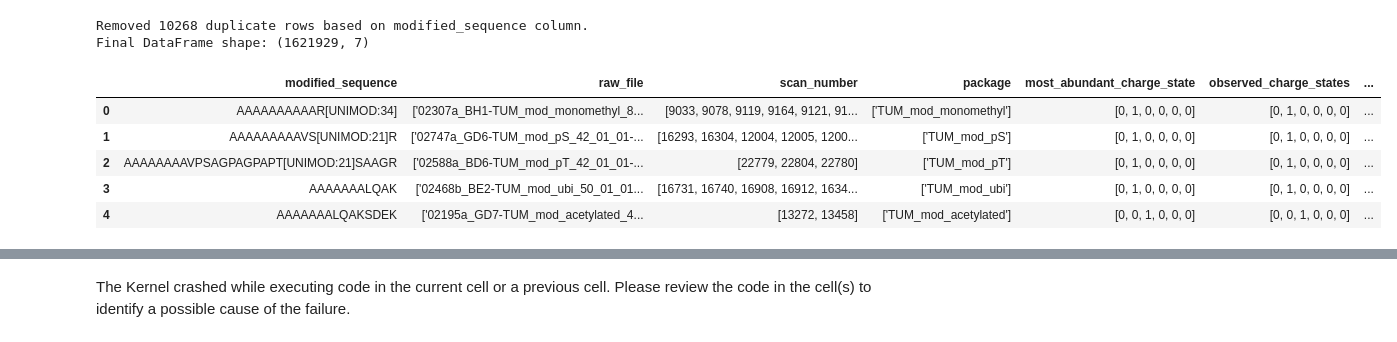
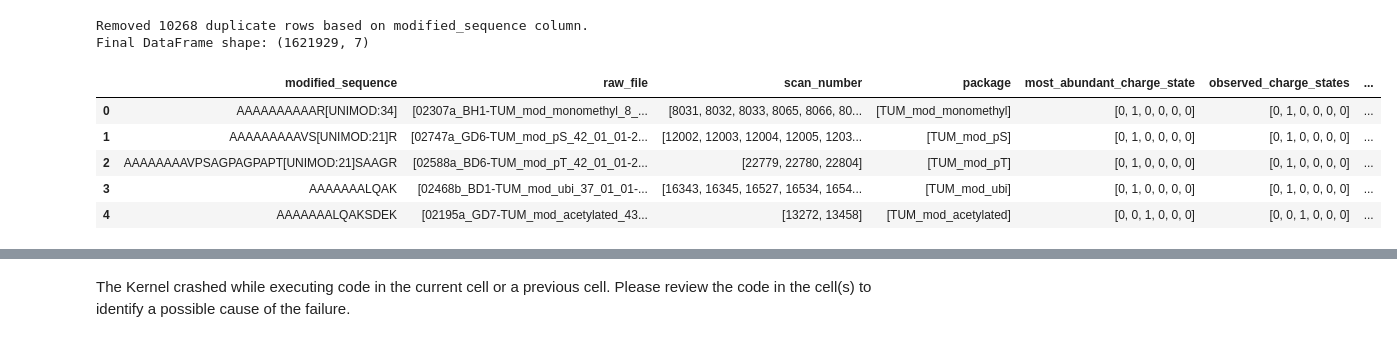
Before and after one commit to wilhelm-lab/PROSPECT, a Jupyter notebook: processing_and_eda/precursor_charge_processing.ipynb, the cells around one changed output, grey strips where cells are left out. Saved outputs shown, nothing was run; the diff lists cells and outputs as text; code cells hidden in the pictures.

```diff
--- a/processing_and_eda/precursor_charge_processing.ipynb
+++ b/processing_and_eda/precursor_charge_processing.ipynb
@@ -271,3 +280,3 @@ Combined data saved to: /mnt/c/Users/Florian/Desktop/Uni/MSc/FoPr/PROSPECT/combi
 # %%
-df = pd.read_parquet("/mnt/c/Users/Florian/Desktop/Uni/MSc/FoPr/PROSPECT/combined_data/combined_data_processed.parquet", engine="pyarrow")
+df = pd.read_parquet("/combined_data/combined_data_processed.parquet", engine="pyarrow")
 df.head()
@@ -274,7 +289,0 @@ df.head()
-# %%
-before = df.shape[0]
-df = df.drop_duplicates(subset=["modified_sequence"], keep="first")
-after = df.shape[0]
-
-print(f"Removed {before - after} duplicate rows based on modified_sequence column.")
-print(f"Final DataFrame shape: {df.shape}")
@@ -346,5 +290,3 @@ combined_df[["charge_state_dist", "modified_sequence"]].to_parquet("/mnt/c/Users
-# %%
-df = pd.read_parquet("/mnt/c/Users/Florian/Desktop/Uni/MSc/FoPr/PROSPECT/combined_data/temp.parquet", engine="pyarrow")
 # %% [markdown]
 ## Removing duplicates
 # %%
@@ -362,11 +302,11 @@ df.to_parquet("/mnt/c/Users/Florian/Desktop/Uni/MSc/FoPr/PROSPECT/combined_data/
 # %%
-final_df = pd.read_parquet("/mnt/c/Users/Florian/Desktop/Uni/MSc/FoPr/PROSPECT/combined_data/combined_data_processed.parquet", engine="pyarrow")
-
+df.to_parquet("/combined_data/combined_data_processed.parquet", engine="pyarrow")
+final_df = pd.read_parquet("/combined_data/combined_data_processed.parquet", engine="pyarrow")
 final_df.head()
 # %% [output]
 |  | modified_sequence | raw_file | scan_number | package | most_abundant_charge_state | observed_charge_states | ... |
-| 0 | AAAAAAAAAAR[UNIMOD:34] | ['02307a_BH1-TUM_mod_monomethyl_8... | [9033, 9078, 9119, 9164, 9121, 91... | ['TUM_mod_monomethyl'] | [0, 1, 0, 0, 0, 0] | [0, 1, 0, 0, 0, 0] | ... |
-| 1 | AAAAAAAAAVS[UNIMOD:21]R | ['02747a_GD6-TUM_mod_pS_42_01_01-... | [16293, 16304, 12004, 12005, 1200... | ['TUM_mod_pS'] | [0, 1, 0, 0, 0, 0] | [0, 1, 0, 0, 0, 0] | ... |
-| 2 | AAAAAAAAVPSAGPAGPAPT[UNIMOD:21]SAAGR | ['02588a_BD6-TUM_mod_pT_42_01_01-... | [22779, 22804, 22780] | ['TUM_mod_pT'] | [0, 1, 0, 0, 0, 0] | [0, 1, 0, 0, 0, 0] | ... |
-| 3 | AAAAAAALQAK | ['02468b_BE2-TUM_mod_ubi_50_01_01... | [16731, 16740, 16908, 16912, 1634... | ['TUM_mod_ubi'] | [0, 1, 0, 0, 0, 0] | [0, 1, 0, 0, 0, 0] | ... |
-| 4 | AAAAAAALQAKSDEK | ['02195a_GD7-TUM_mod_acetylated_4... | [13272, 13458] | ['TUM_mod_acetylated'] | [0, 0, 1, 0, 0, 0] | [0, 0, 1, 0, 0, 0] | ... |
+| 0 | AAAAAAAAAAR[UNIMOD:34] | [02307a_BH1-TUM_mod_monomethyl_8_... | [8031, 8032, 8033, 8065, 8066, 80... | [TUM_mod_monomethyl] | [0, 1, 0, 0, 0, 0] | [0, 1, 0, 0, 0, 0] | ... |
+| 1 | AAAAAAAAAVS[UNIMOD:21]R | [02747a_GD6-TUM_mod_pS_42_01_01-2... | [12002, 12003, 12004, 12005, 1203... | [TUM_mod_pS] | [0, 1, 0, 0, 0, 0] | [0, 1, 0, 0, 0, 0] | ... |
+| 2 | AAAAAAAAVPSAGPAGPAPT[UNIMOD:21]SAAGR | [02588a_BD6-TUM_mod_pT_42_01_01-2... | [22779, 22780, 22804] | [TUM_mod_pT] | [0, 1, 0, 0, 0, 0] | [0, 1, 0, 0, 0, 0] | ... |
+| 3 | AAAAAAALQAK | [02468b_BD1-TUM_mod_ubi_37_01_01-... | [16343, 16345, 16527, 16534, 1654... | [TUM_mod_ubi] | [0, 1, 0, 0, 0, 0] | [0, 1, 0, 0, 0, 0] | ... |
+| 4 | AAAAAAALQAKSDEK | [02195a_GD7-TUM_mod_acetylated_43... | [13272, 13458] | [TUM_mod_acetylated] | [0, 0, 1, 0, 0, 0] | [0, 0, 1, 0, 0, 0] | ... |
```
Also changed, not shown: parts of 28 cells of this notebook, 1 other file.
